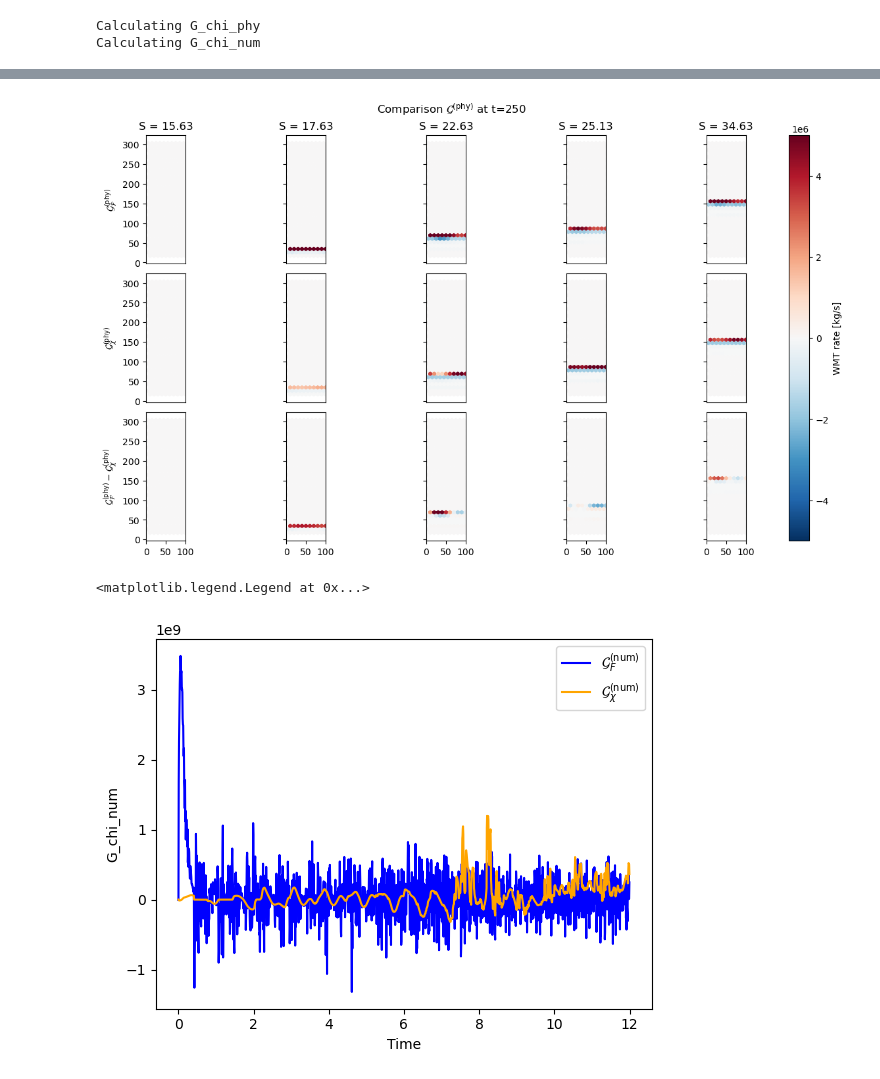
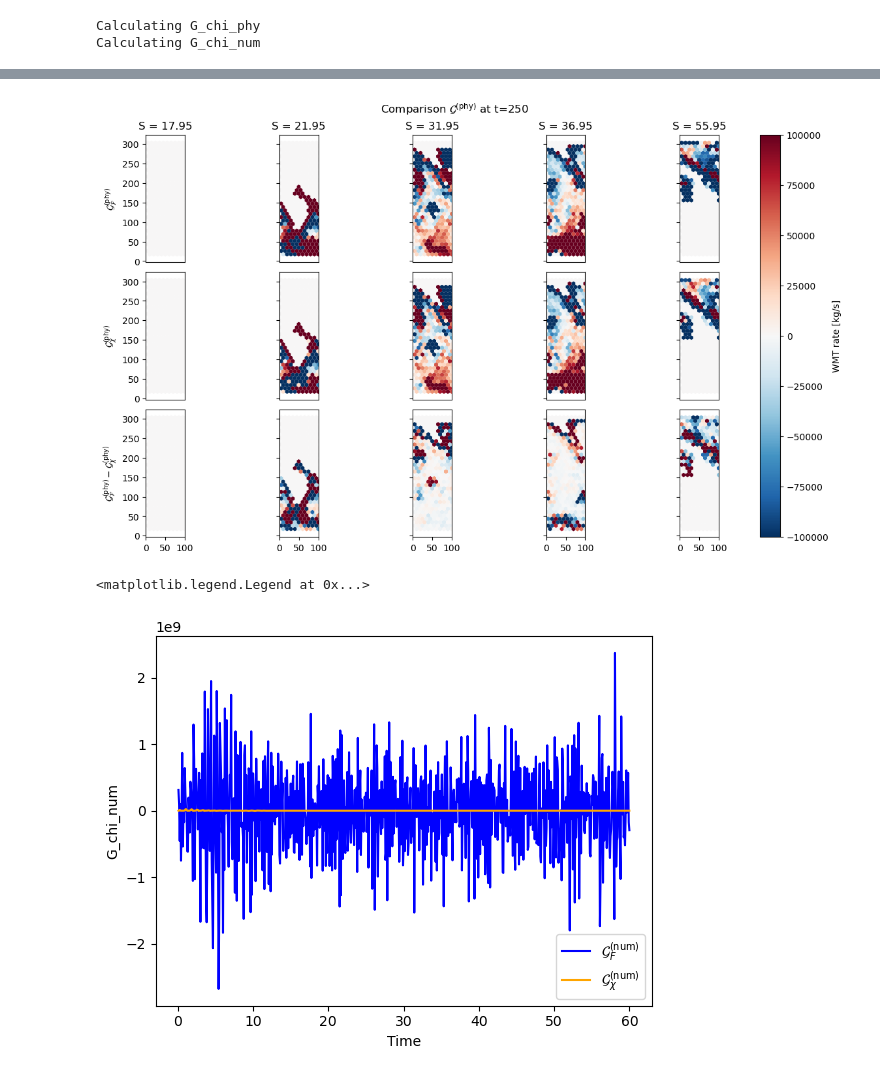
Before and after one commit to kailauyeda/WMT_DVD, a Jupyter notebook: bichan/analysis/preliminary_analysis.ipynb, the cells around one changed output, grey strips where cells are left out. Cells and saved outputs as stored; diff of their text form; code cells hidden in the pictures.

```diff
--- a/bichan/analysis/preliminary_analysis.ipynb
+++ b/bichan/analysis/preliminary_analysis.ipynb
@@ -479,18 +644,27 @@ def calculate_G_chi_mix(chi_variable, rho_0, mesh, ds_output, target_coord_spaci
+# %%
+def calculate_G_F_num(dM_dt, G_F_phy_ds):
+    G_F_num = (dM_dt.dM_dt - G_F_phy_ds.G_F_phy_center).transpose('salinity','nCells','Time')
+    G_F_num_ds = G_F_num.to_dataset(name = 'G_F_num')
+    return G_F_num_ds
 # %%
 # wrapper function to perform all calculations
 def calculate_G_mix(rho_0, mesh, ds_output, target_coord_spacing = 1):
-    G_F_phy_ds = calculate_G_F_phy('salinityVertMixTendency', rho_0, mesh, ds_output,target_coord_spacing)
-    G_chi_phy_ds = calculate_G_chi_mix('chiPhyVerSalt_center',rho_0, mesh, ds_output,target_coord_spacing)
-    G_chi_num_ds = calculate_G_chi_mix('chiSpurSaltBR08',rho_0, mesh, ds_output,target_coord_spacing)
+    G_F_phy_ds = calculate_G_F_phy('salinityVertMixTendency', rho_0, mesh, avg_ds_output,target_coord_spacing)
+    G_chi_phy_ds = calculate_G_chi_mix('chiPhyVerSalt_center',rho_0, mesh, avg_ds_output,target_coord_spacing)
+    G_chi_num_ds = calculate_G_chi_mix('chiSpurSaltBR08',rho_0, mesh, avg_ds_output,target_coord_spacing)
+    mass, mass_transform, dM_dt_ds = calculate_dM_dt(mesh, avg_ds_output, ss_ds_output, target_coord_spacing)
+    G_F_num_ds = calculate_G_F_num(dM_dt_ds, G_F_phy_ds)
 
     # combine the G_phy_ds and G_phy_chi_ds datasets
-    G_phy_comp_ds = xr.merge([G_F_phy_ds.G_F_phy.transpose('salinity_P1', 'nCells', 'Time'),
+    budget_ds = xr.merge([G_F_phy_ds.G_F_phy.transpose('salinity_P1', 'nCells', 'Time'),
                               G_F_phy_ds.G_F_phy_center.transpose('salinity', 'nCells', 'Time'),
                               G_chi_phy_ds,
                               G_chi_num_ds,
-                              ds_output.xtime])
+                              dM_dt_ds,
+                              G_F_num_ds,
+                              avg_ds_output.xtime])
 
-    return G_F_phy_ds, G_chi_phy_ds, G_chi_num_ds, G_phy_comp_ds
+    return G_F_phy_ds, G_chi_phy_ds, G_chi_num_ds, dM_dt_ds, G_F_num_ds, budget_ds
 # %%
 # calculate transformation at every density class
 def vertical_cumsum(G_phy_ds, variable, reduce_time_dim_method, time_idx=0):
@@ -533,9 +707,9 @@ def find_min_max_idx(da):
 --------
 # %%
 rho_0 = 1026
-target_coord_spacing = 0.5
+target_coord_spacing = 1
 
-G_F_phy_ds, G_chi_phy_ds, G_chi_num_ds, G_phy_comp_ds = calculate_G_mix(rho_0, mesh, avg_ds_output, target_coord_spacing)
+G_F_phy_ds, G_chi_phy_ds, G_chi_num_ds, dM_dt_ds, G_F_num_ds, budget_ds = calculate_G_mix(rho_0, mesh, avg_ds_output, target_coord_spacing)
 # %% [output]
 Calculating G_chi_phy
 Calculating G_chi_num
@@ -833,15 +959,15 @@ Text(0.5, 0.98, 'Comparison of $\\mathcal{G}^\\text{(mix)}$ from $\\mathcal{F}$
 # comparison of G_F_phy and G_chi_phy on salinity surfaces
 fig, ax = plt.subplots(nrows=3, ncols=5, constrained_layout=True, figsize=(12,7))
 
-G_phy_comp_ds['diff'] = G_phy_comp_ds.G_F_phy_center - G_phy_comp_ds.G_chi_phy
+budget_ds['diff'] = budget_ds.G_F_phy_center - budget_ds.G_chi_phy
 
 isosurface_idx = np.array([4,8,18,23,42])
 row_variables = ['G_F_phy_center' ,'G_chi_phy', 'diff']
 
 for i in range(0,3):
     for j in range(0,5):
-        c = mosaic.polypcolor(ax[i,j], descriptor, G_phy_comp_ds[row_variables[i]].isel(salinity = isosurface_idx[j]).isel(Time=250),
-                          cmap = 'RdBu_r', vmin= -5e6, vmax = 5e6)
+        c = mosaic.polypcolor(ax[i,j], descriptor, budget_ds[row_variables[i]].isel(salinity = isosurface_idx[j]).isel(Time=250),
+                          cmap = 'RdBu_r', vmin= -1e5, vmax = 1e5)
 
 # format
 for i in range(0,3):
@@ -849,7 +975,7 @@ for i in range(0,3):
         ax[i,j].set_yticklabels([])
         ax[i,j].set_xticks([])
         ax[i,j].set_aspect(1.0)
-        ax[0,j].set_title(f'S = {np.round(G_phy_comp_ds.salinity[isosurface_idx[j]].values,decimals=2)}')
+        ax[0,j].set_title(f'S = {np.round(budget_ds.salinity[isosurface_idx[j]].values,decimals=2)}')
         ax[2,j].set_xticks(np.arange(0,150000,50000))
         ax[2,j].set_xticklabels(np.arange(0,150,50).astype(str))
 
@@ -869,12 +995,12 @@ ax[2,0].set_ylabel(r'$\mathcal{G}_\mathcal{F}^{\text{(phy)}} - \mathcal{G}_\chi^
 fig.colorbar(c, ax=ax, label = 'WMT rate [kg/s]')
 fig.suptitle(r'Comparison $\mathcal{G}^{\text{(phy)}}$ at t=250');
 # %% [output]
-[figure, old version]
+[figure, new version]
 # %%
-G_F_num.sum(dim=['salinity','nCells']).plot(color='blue', label = r'$\mathcal{G}_F^{\text{(num)}}$')
-G_phy_comp_ds.G_chi_num.sum(dim=['salinity','nCells']).plot(color='orange', label = r'$\mathcal{G}_\chi^{\text{(num)}}$')
+budget_ds.G_F_num.sum(dim=['salinity','nCells']).plot(color='blue', label = r'$\mathcal{G}_F^{\text{(num)}}$')
+budget_ds.G_chi_num.sum(dim=['salinity','nCells']).plot(color='orange', label = r'$\mathcal{G}_\chi^{\text{(num)}}$')
 plt.legend()
 # %% [output]
 <matplotlib.legend.Legend at 0x...>
-[figure, old version]
+[figure, new version]
 # %%
```
Also changed, not shown: parts of 40 cells of this notebook, 1 other file.
